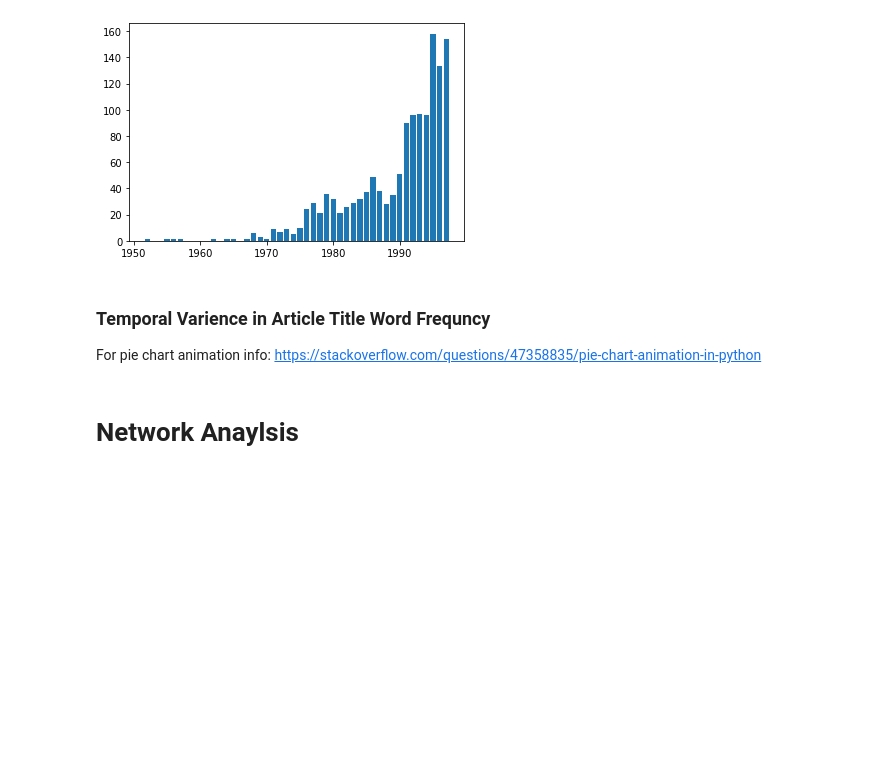
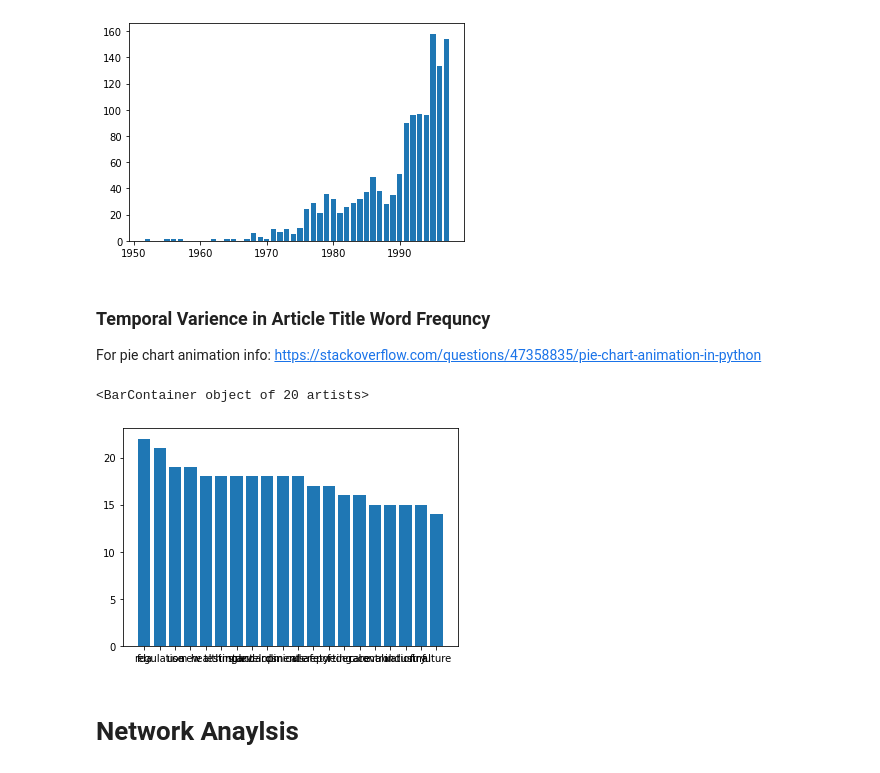
Before and after one commit to BriceB-20/Medical-Device-Project, a Jupyter notebook: Medical Device Data Analysis.ipynb, the cells around one changed output. Cells and saved outputs as stored; diff of their text form; code cells hidden in the pictures; blank space fills up the shorter version.

```diff
--- a/Medical Device Data Analysis.ipynb
+++ b/Medical Device Data Analysis.ipynb
@@ -164,7 +171,7 @@ correct_years(df=full_df, cutoff_year=1997).head(20)
 # %% [markdown]
 ### Publications by Year
 # %%
-date_group = full_df.groupby(["Date"])
+date_group = device_df.groupby(["Date"])
 # %%
 date_group["Pubmed ID"].apply(lambda y: y.agg(lambda x : x.value_counts().sum()))
 # %% [output]
@@ -200,15 +207,21 @@ For pie chart animation info: https://stackoverflow.com/questions/47358835/pie-c
 def calculate_frequency(date_group=date_group, start_year=1952, end_year=1997):
     year_title_list = date_group["Title"].unique()
 
+    # Exclude adpositions and auxiliary verbs
     exclude = ["a", "an", "the", "that", "of", "for", "and", "nor", "but", "or", "yet", "so", "to",
-           "by", "any", "on", "with", "as", "in", "from", "medical", "device", "devices"]
+           "by", "any", "on", "with", "as", "in", "at", "from", "medical", "device", "devices"]
     t_dict = {}
 
     for year in range(start_year, end_year + 1):
         t_dict[year] = {}
         try:
             for title in year_title_list[year]:
-                title = title.strip(". ")
+                title = title.strip(".? ")
+                title = title.replace(";", "")
+                title = title.replace(":", "")
+                title = title.replace(r"(", "")
+                title = title.replace(r")", "")
+                title = title.replace("--", " ")
                 title = title.split()
                 for word in title:
                     word = word.lower()
@@ -223,8 +236,31 @@ def calculate_frequency(date_group=date_group, start_year=1952, end_year=1997):
             pass
 
     return t_dict
+# %%
+def most_frequent(data_dict, most_common_n):
+    top_dict = {}
+    for item in data_dict:
+        if item == {}:
+            pass
+        else:
+            for word in data_dict[item]:
+                if word in top_dict.keys():
+                    top_dict[word] += 1
+                else:
+                    top_dict[word] = 1
+
+    top_final = [(k,v) for k,v in Counter(top_dict).most_common(most_common_n)]
+
+    return top_final
 # %%
 device_tvd = calculate_frequency(date_group=date_group, start_year=1952, end_year=1997)
+# %%
+frequency = most_frequent(data_dict=device_tvd, most_common_n=20)
+# %%
+plt.bar(x=[x[0] for x in frequency], height=[x[1] for x in frequency])
+# %% [output]
+<BarContainer object of 20 artists>
+[figure, added]
 # %% [markdown]
 # Network Anaylsis
 # %%
```
Also changed, not shown: parts of 7 cells of this notebook.
